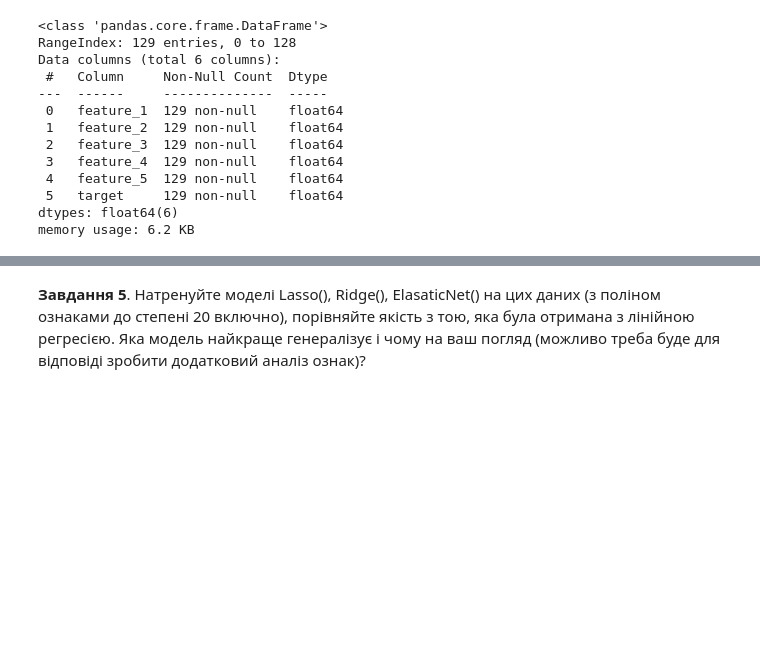
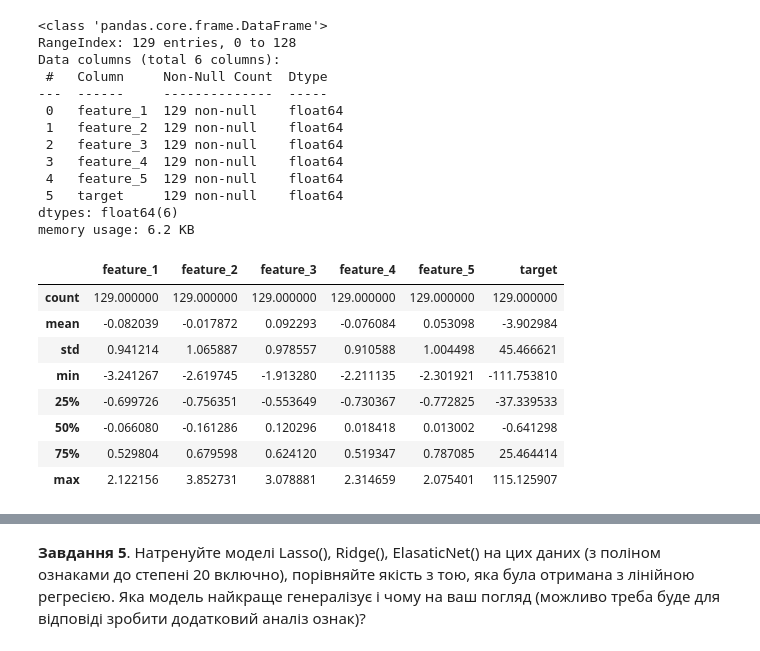
Before and after one commit to Alenushka2013/ML_for_people_tasks, a Jupyter notebook: HW_2_2_3_Polynomial_features_Pipelines.ipynb, the cells around one changed output, grey strips where cells are left out. Saved outputs shown, nothing was run; the diff lists cells and outputs as text; code cells hidden in the pictures; blank space fills up the shorter version.

```diff
--- a/HW_2_2_3_Polynomial_features_Pipelines.ipynb
+++ b/HW_2_2_3_Polynomial_features_Pipelines.ipynb
@@ -259,6 +271,18 @@ Data columns (total 6 columns):
  5   target     129 non-null    float64
 dtypes: float64(6)
 memory usage: 6.2 KB
+# %%
+regression_data.describe()
+# %% [output]
+|  | feature_1 | feature_2 | feature_3 | feature_4 | feature_5 | target |
+| count | 129.000000 | 129.000000 | 129.000000 | 129.000000 | 129.000000 | 129.000000 |
+| mean | -0.082039 | -0.017872 | 0.092293 | -0.076084 | 0.053098 | -3.902984 |
+| std | 0.941214 | 1.065887 | 0.978557 | 0.910588 | 1.004498 | 45.466621 |
+| min | -3.241267 | -2.619745 | -1.913280 | -2.211135 | -2.301921 | -111.753810 |
+| 25% | -0.699726 | -0.756351 | -0.553649 | -0.730367 | -0.772825 | -37.339533 |
+| 50% | -0.066080 | -0.161286 | 0.120296 | 0.018418 | 0.013002 | -0.641298 |
+| 75% | 0.529804 | 0.679598 | 0.624120 | 0.519347 | 0.787085 | 25.464414 |
+| max | 2.122156 | 3.852731 | 3.078881 | 2.314659 | 2.075401 | 115.125907 |
 # %%
 X = regression_data.drop('target',axis=1)
 y = regression_data['target']
```
Also changed, not shown: parts of 15 cells of this notebook.
